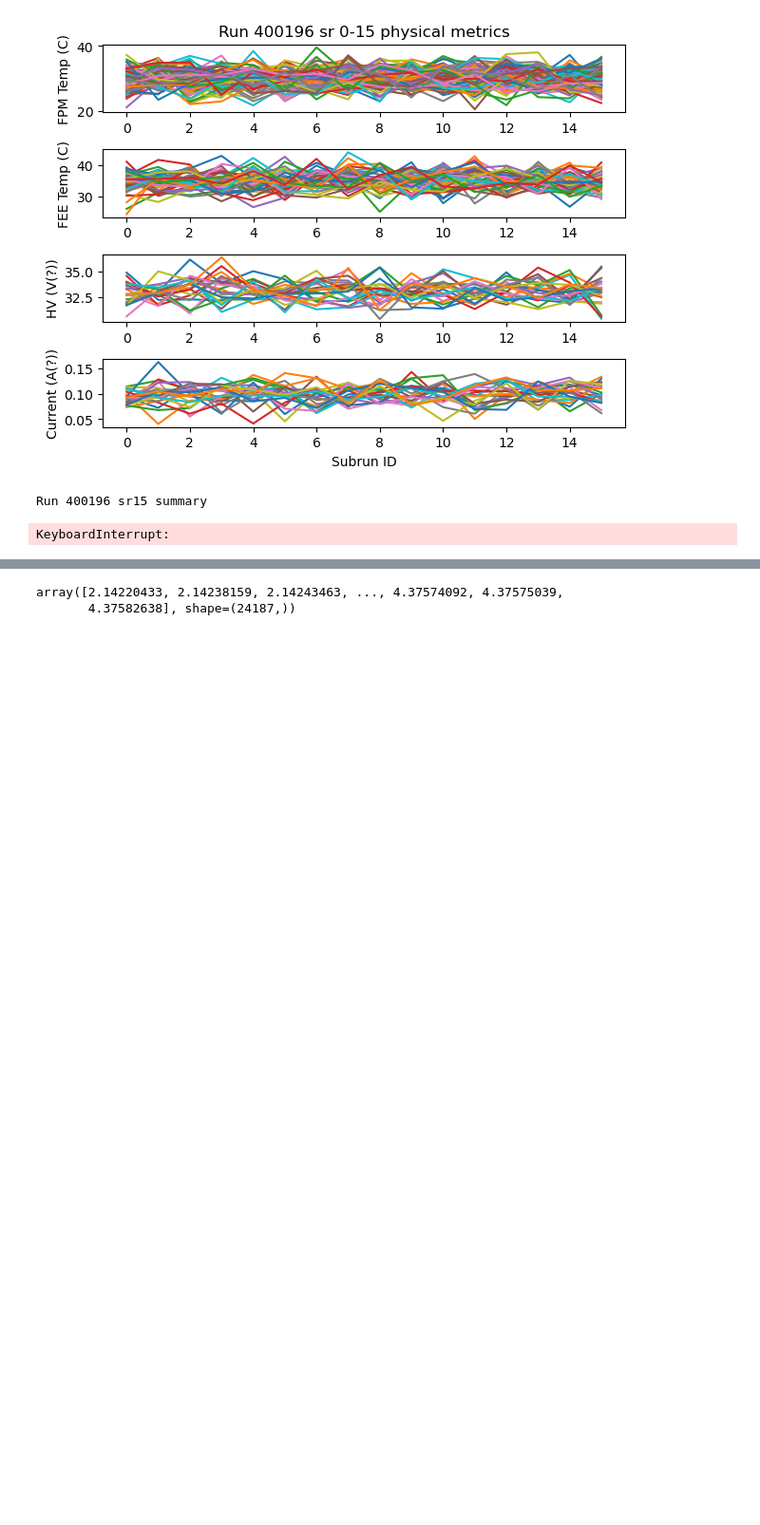
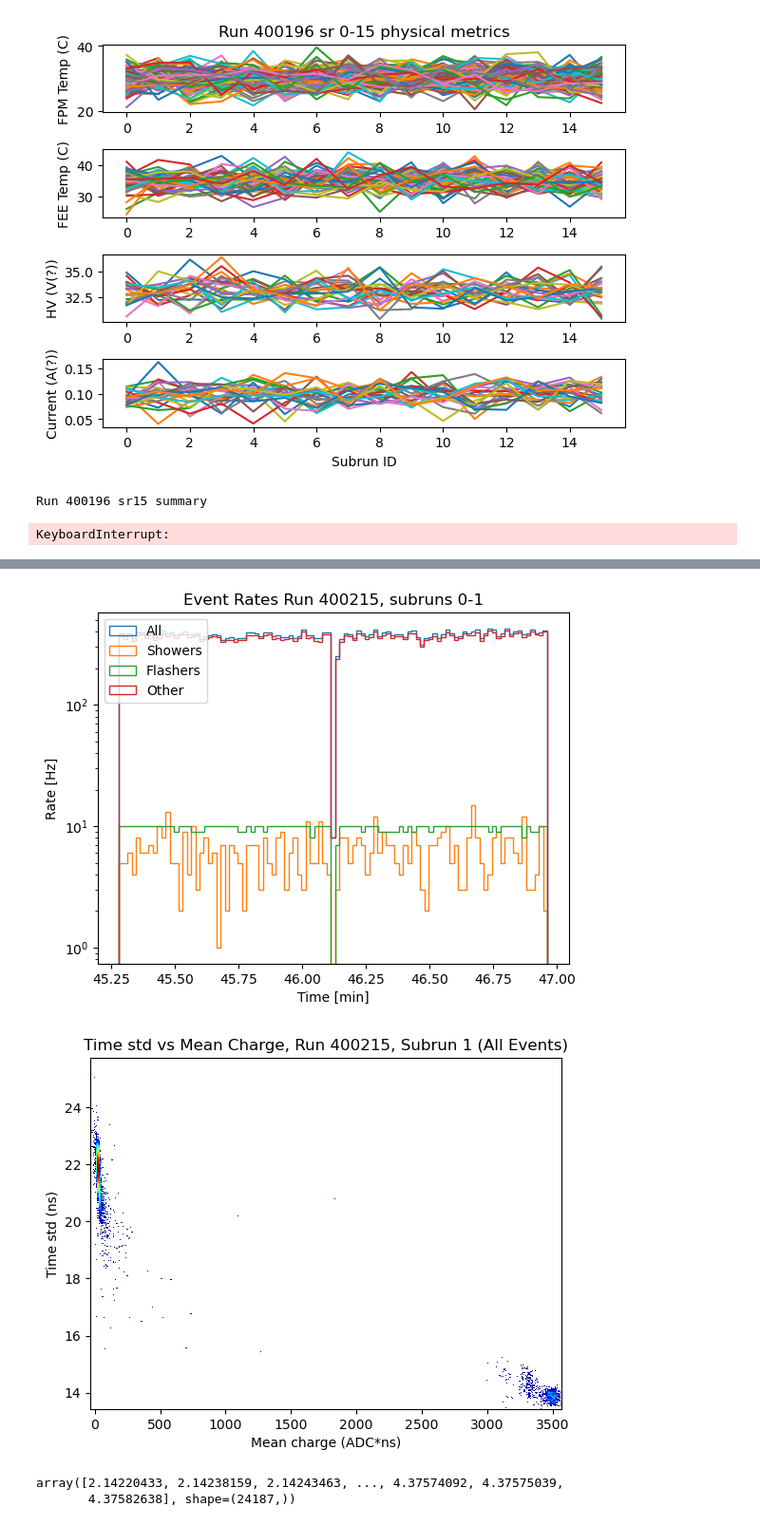
Before and after one commit to GriffinB243/DQM_scripts, a Jupyter notebook: DQM_notebook.ipynb, the cells around one changed output, grey strips where cells are left out. Shown at 95% size. Cells and saved outputs as stored; diff of their text form; code cells hidden in the pictures; blank space fills up the shorter version.

```diff
--- a/DQM_notebook.ipynb
+++ b/DQM_notebook.ipynb
@@ -1025,3 +1110,64 @@ plt.show()
+# %%
+sorted_run_array=[]
+for type in range(8):
+      sorted_run_array.append(np.array(sorted_run_data[type]))
+
+modifier=1
+time_step = 60E9
+extra_lines=False
+boxes=True
+
+fig, ax = plt.subplots()
+
+ax.hist(sorted_run_array[0][0]/(time_step), weights = [modifier for _ in range(len(sorted_run_array[0][0]))], bins = np.arange(sorted_run_array[0][0][0]/(time_step), sorted_run_array[0][0][-1]/(time_step), (1E9/time_step)/modifier), log=True, histtype = 'step', label = 'All')
+ax.hist(sorted_run_array[1][0]/(time_step), weights = [modifier for _ in range(len(sorted_run_array[1][0]))], bins = np.arange(sorted_run_array[1][0][0]/(time_step), sorted_run_array[1][0][-1]/(time_step), (1E9/time_step)/modifier), log=True, histtype = 'step', label = 'Showers')
+ax.hist(sorted_run_array[2][0]/(time_step), weights = [modifier for _ in range(len(sorted_run_array[2][0]))], bins = np.arange(sorted_run_array[2][0][0]/(time_step), sorted_run_array[2][0][-1]/(time_step), (1E9/time_step)/modifier), log=True, histtype = 'step', label = 'Flashers')
+ax.hist(sorted_run_array[3][0]/(time_step), weights = [modifier for _ in range(len(sorted_run_array[3][0]))], bins = np.arange(sorted_run_array[3][0][0]/(time_step), sorted_run_array[3][0][-1]/(time_step), (1E9/time_step)/modifier), log=True, histtype = 'step', label = 'Other')
+
+if extra_lines==True:
+    ax.hist(sorted_run_array[4][0]/(time_step), weights = [modifier for _ in range(len(sorted_run_array[4][0]))], bins = np.arange(sorted_run_array[4][0][0]/(time_step), sorted_run_array[4][0][-1]/(time_step), (1E9/time_step)/modifier), log=True, histtype = 'step', label = 'Charge Showers')
+    ax.hist(sorted_run_array[5][0]/(time_step), weights = [modifier for _ in range(len(sorted_run_array[5][0]))], bins = np.arange(sorted_run_array[5][0][0]/(time_step), sorted_run_array[5][0][-1]/(time_step), (1E9/time_step)/modifier), log=True, histtype = 'step', label = 'Time Showers')
+
+ax.legend(loc='upper left')
+ax.set_title(f"Event Rates Run {run_id}, subruns 0-{subrun_number-1}")
+ax.set_xlabel("Time [min]")
+ax.set_ylabel("Rate [Hz]")
+plt.show()
+
+
+# fig, ax = plt.subplots()
+ax.hist(sr_data[5], weights = [modifier for _ in range(len(sr_data[5]))], bins = np.arange(sr_data[5][0], sr_data[5][-1], 1E9/modifier), log=True, histtype = 'step', label = 'All')
+ax.hist(sorted_subrun[1][1], weights = [modifier for _ in range(len(sorted_subrun[1][1]))], bins = np.arange(sorted_subrun[1][1][0], sorted_subrun[1][1][-1], 1E9/modifier), log=True, histtype = 'step', label = 'Showers')
+ax.hist(sorted_subrun[2][1], weights = [modifier for _ in range(len(sorted_subrun[2][1]))], bins = np.arange(sorted_subrun[2][1][0], sorted_subrun[2][1][-1], 1E9/modifier), log=True, histtype = 'step', label = 'Flashers')
+ax.hist(sorted_subrun[3][1], weights = [modifier for _ in range(len(sorted_subrun[3][1]))], bins = np.arange(sorted_subrun[3][1][0], sorted_subrun[3][1][-1], 1E9/modifier), log=True, histtype = 'step', label = 'NSB')
+
+
+ax.hist(sorted_subrun[4][1], weights = [modifier for _ in range(len(sorted_subrun[4][1]))], bins = np.arange(sorted_subrun[4][1][0], sorted_subrun[4][1][-1], 1E9/modifier), log=True, histtype = 'step', label = 'charge showers')
+ax.hist(sorted_subrun[5][1], weights = [modifier for _ in range(len(sorted_subrun[5][1]))], bins = np.arange(sorted_subrun[5][1][0], sorted_subrun[5][1][-1], 1E9/modifier), log=True, histtype = 'step', label = 'time showers')
+
+ax.legend(loc='upper left')
+ax.set_title(f"Event Rates Run {run_id}, sr{subrun_number-1}")
+ax.set_xlabel("Time [ns]")
+ax.set_ylabel("Rate [Hz]")
+plt.show()
+
+
+
+fig=plt.figure()
+ax=fig.add_subplot(111)
+ax.hist2d(sorted_run_array[0][1], sorted_run_array[0][4], bins = 400,cmap=plt.cm.jet ,norm=colors.LogNorm(vmin=1, vmax = None))
+
+if boxes==True:
+        ax.add_patch(patches.Rectangle(xy=(cuts[1],cuts[3]), width=(cuts[0]-cuts[1]), height=(cuts[2]-cuts[3]), linewidth=1, color='green', fill=False))
+        ax.add_patch(patches.Rectangle(xy=(cuts[5],cuts[7]), width=(cuts[4]-cuts[5]), height=(cuts[6]-cuts[7]), linewidth=1, color='red', fill=False))
+
+ax.set_title(f"Time std vs Mean Charge, Run {run_id}, Subrun {subrun_number-1} (All Events)")
+ax.set_xlabel("Mean charge (ADC*ns)")
+ax.set_ylabel("Time std (ns)")
+plt.show()
+# %% [output]
+[figure, added]
+[figure, added]
 # %%
 sorted_run_data[0][1]/(60E9)
 # %% [output]
```
Also changed, not shown: parts of 21 cells of this notebook, 4 other files.
